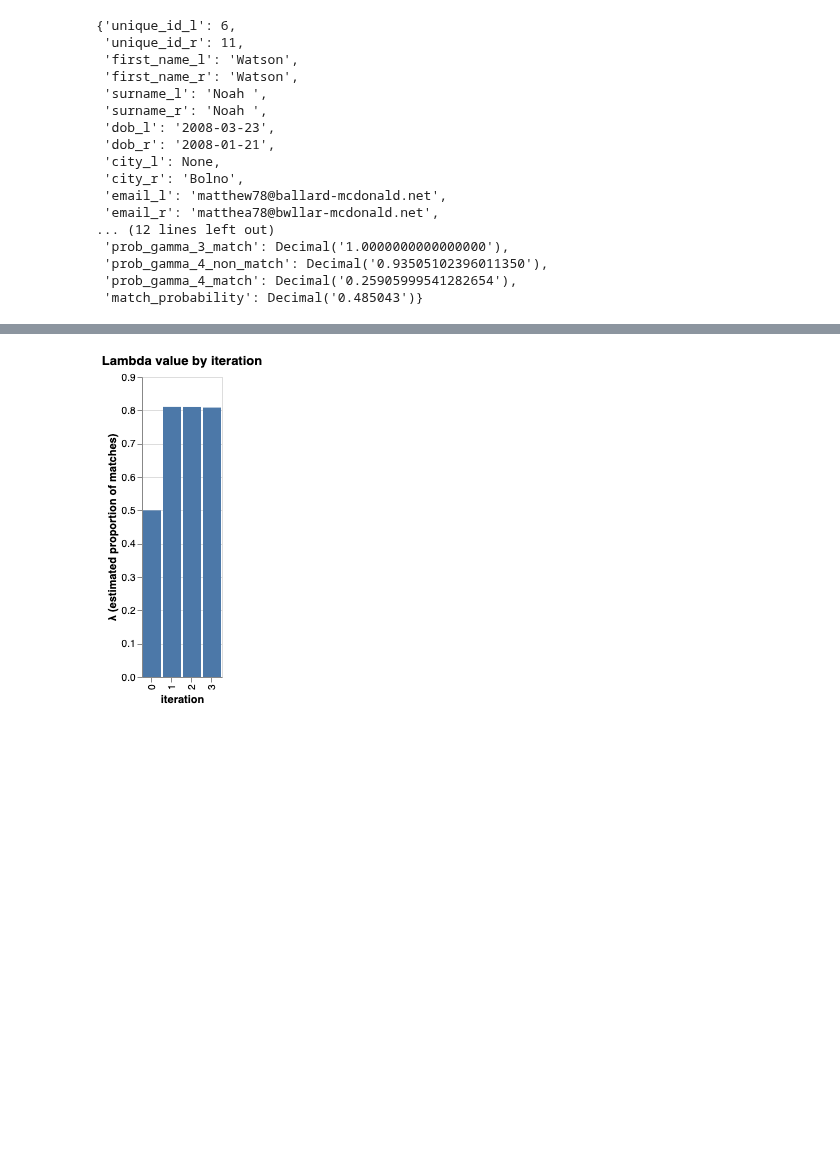
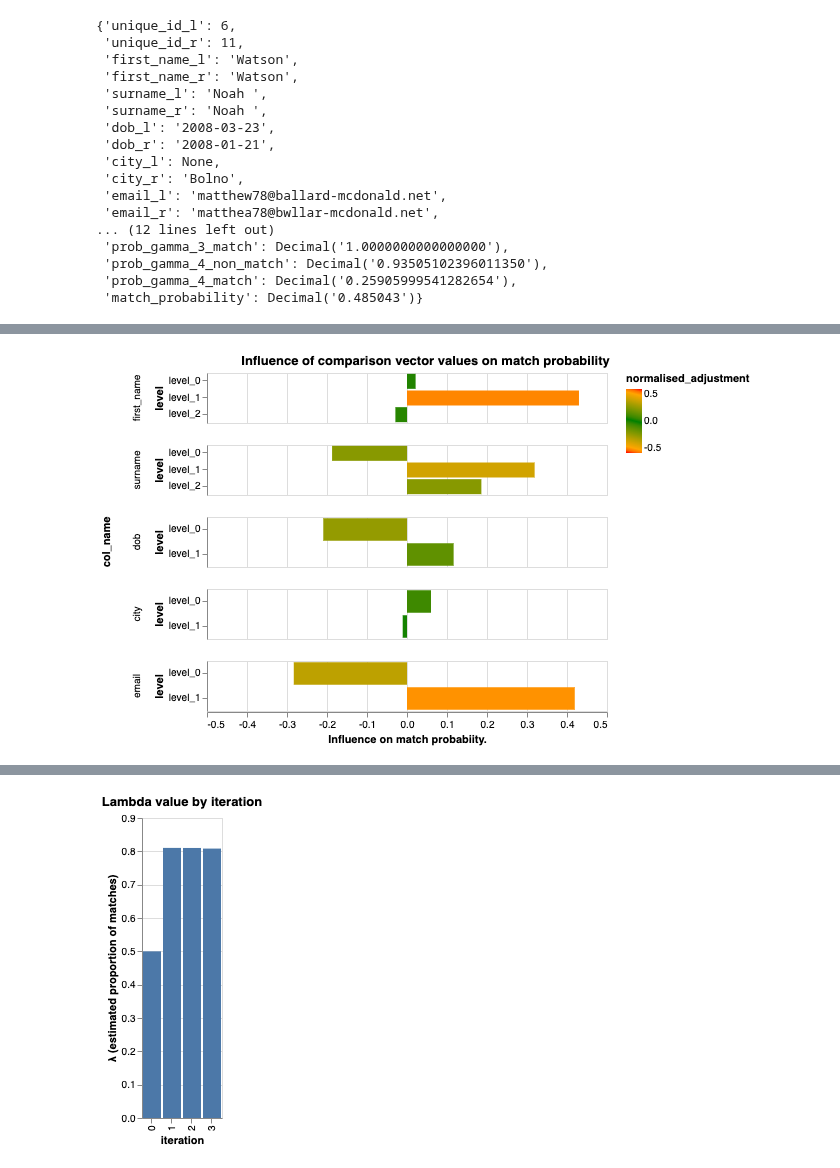
Before and after one commit to moj-analytical-services/splink, a Jupyter notebook: intuition.ipynb, the cells around one changed output, grey strips where cells are left out. Cells and saved outputs as stored; diff of their text form; code cells hidden in the pictures; blank space fills up the shorter version.

```diff
--- a/intuition.ipynb
+++ b/intuition.ipynb
@@ -189,0 +180,4 @@ New match probability: 0.4850495410694027
+# %%
+params.adjustment_factor_chart()
+# %% [output]
+[figure, added]
```
Also changed, not shown: parts of 15 cells of this notebook.
